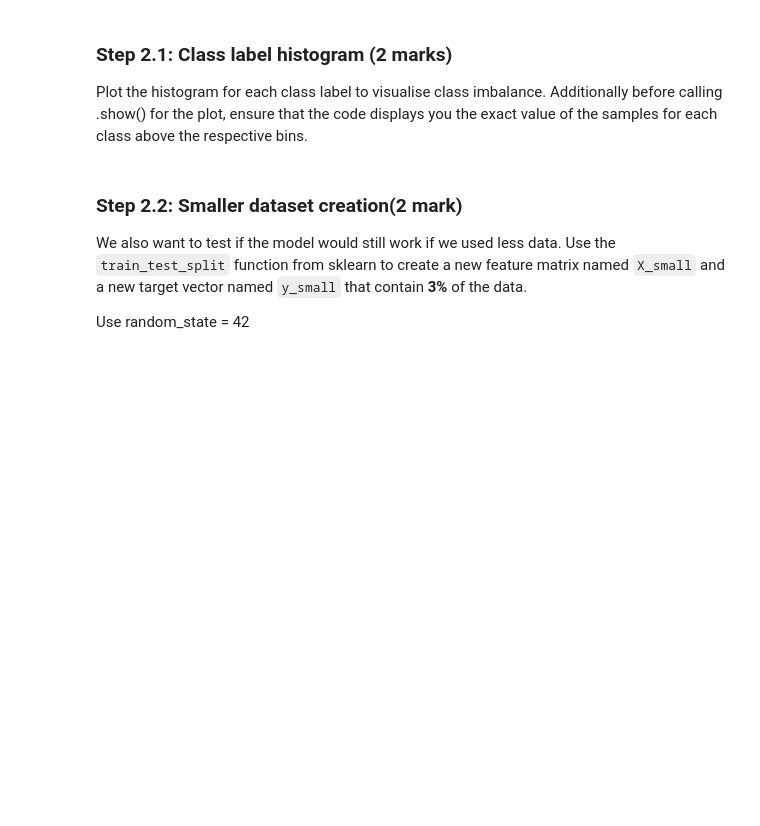
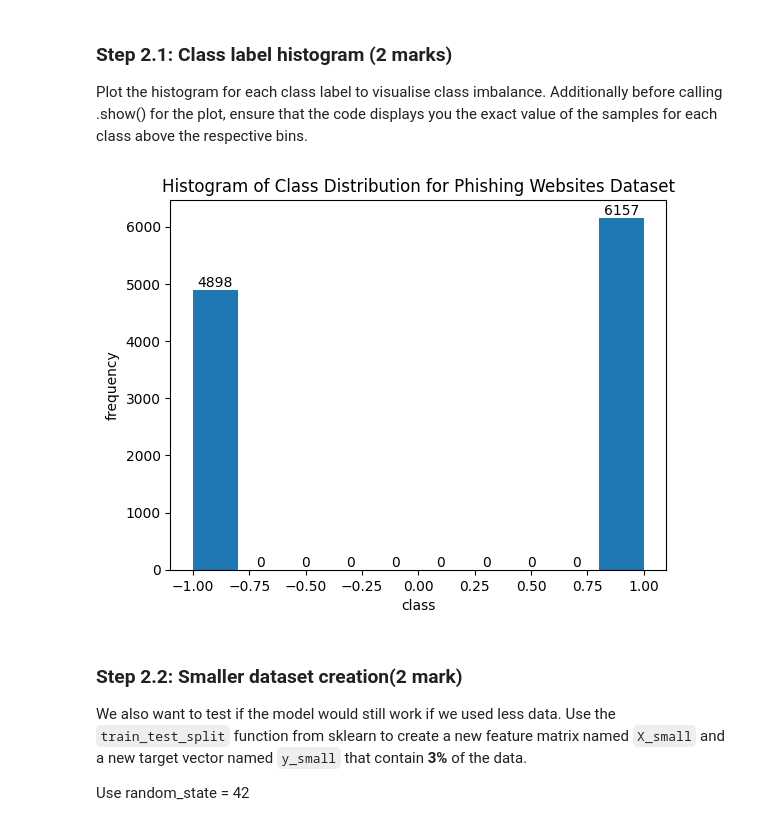
Before and after one commit to eunice-nwaobi/ENGG680_LAB_ASSIGNMENTS, a Jupyter notebook: Lab_Assignment3/Assignment3.ipynb, the cells around one changed output. Cells and saved outputs as stored; diff of their text form; code cells hidden in the pictures; blank space fills up the shorter version.

```diff
--- a/Lab_Assignment3/Assignment3.ipynb
+++ b/Lab_Assignment3/Assignment3.ipynb
@@ -353,5 +462,12 @@ from ucimlrepo import fetch_ucirepo
 phishing_websites = fetch_ucirepo(id=327)
 
 # TO DO: data (as pandas dataframes) (1 mark)
+data = phishing_websites.data
+X = data.features
+y = data.targets
+X, y = X.to_numpy(), y.to_numpy()
 
 # TO DO: display sizes of X and y (1 mark)
+print(data)
+print(X.shape, y.shape)
+print(f"Sizes: X = {X.size}, y = {y.size}")
@@ -361,11 +495,16 @@ phishing_websites = fetch_ucirepo(id=327)
 Plot the histogram for each class label to visualise class imbalance. Additionally before calling .show() for the plot, ensure that the code displays you the exact value of the samples for each class above the respective bins.
 # %%
 # TO DO: Check the class distribution of y (2 mark)
-
+counts, edges, bars = plt.hist(y)
+plt.bar_label(bars)
+plt.xlabel("class")
+plt.ylabel("frequency")
+plt.title("Histogram of Class Distribution for Phishing Websites Dataset")
 
 # Display exact values for each bin in the histogram
-
 plt.show()
+# %% [output]
+[figure, added]
 # %% [markdown]
 ### Step 2.2: Smaller dataset creation(2 mark)
 
```
Also changed, not shown: parts of 31 cells of this notebook.
